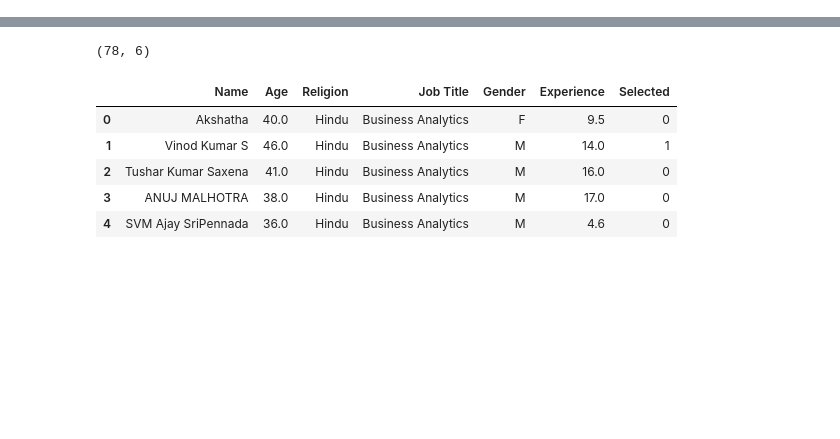
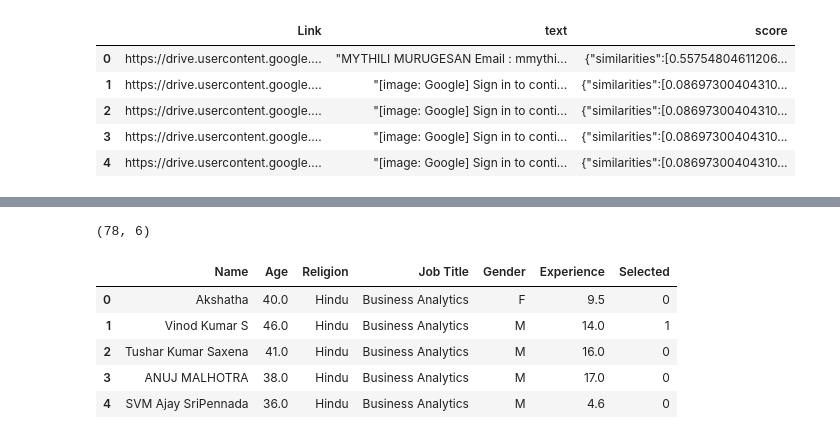
Before and after one commit to Ajay-TR/tr-bias-governance, a Jupyter notebook: ai360.ipynb, the cells around one changed output, grey strips where cells are left out. Saved outputs shown, nothing was run; the diff lists cells and outputs as text; code cells hidden in the pictures; blank space fills up the shorter version.

```diff
--- a/ai360.ipynb
+++ b/ai360.ipynb
@@ -10,0 +108,22 @@ from scipy.stats import f_oneway
+# %%
+url = 'https://dev.api.talentmarx.in/api/v1/ml/similarity/' #score api
+# %%
+for index, row in resumes.iterrows():
+    data = {
+  "queryDocumentString": job_description,
+  "documentStrings": [
+    row['text']
+  ]
+}
+    response = requests.post(url, json=data)
+    text_from_response = response.text
+    resumes.at[index, 'score'] = text_from_response
+# %%
+resumes.head()
+# %% [output]
+|  | Link | text | score |
+| 0 | https://drive.usercontent.google.... | "MYTHILI MURUGESAN Email : mmythi... | {"similarities":[0.55754804611206... |
+| 1 | https://drive.usercontent.google.... | "[image: Google] Sign in to conti... | {"similarities":[0.08697300404310... |
+| 2 | https://drive.usercontent.google.... | "[image: Google] Sign in to conti... | {"similarities":[0.08697300404310... |
+| 3 | https://drive.usercontent.google.... | "[image: Google] Sign in to conti... | {"similarities":[0.08697300404310... |
+| 4 | https://drive.usercontent.google.... | "[image: Google] Sign in to conti... | {"similarities":[0.08697300404310... |
```
Also changed, not shown: parts of 9 cells of this notebook.
